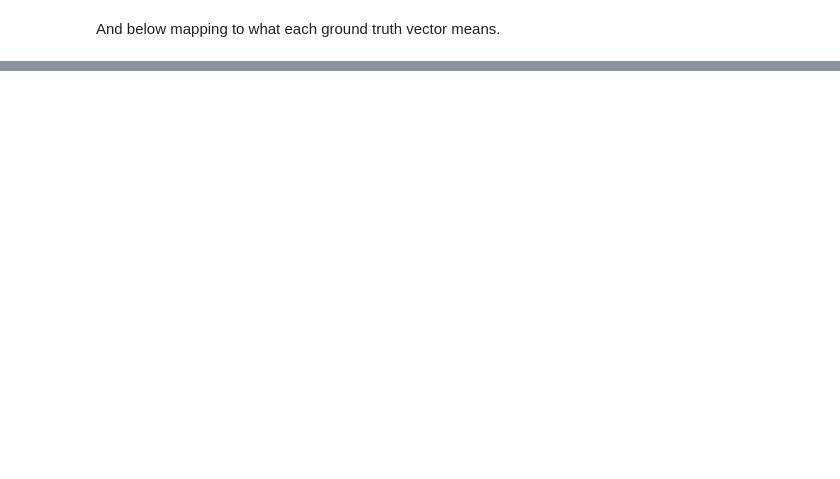
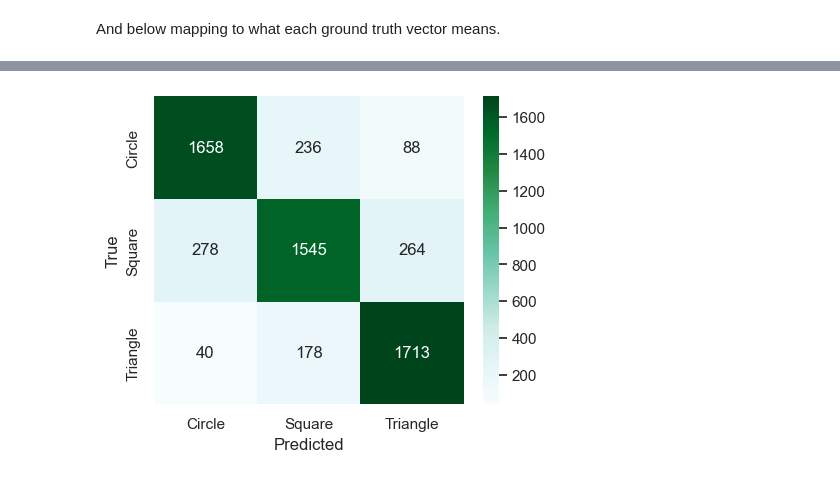
Before and after one commit to rasmussiljander/self-learning, a Jupyter notebook: 2D_shape_recognition/cnn.ipynb, the cells around one changed output, grey strips where cells are left out. Saved outputs shown, nothing was run; the diff lists cells and outputs as text; code cells hidden in the pictures; blank space fills up the shorter version.

```diff
--- a/2D_shape_recognition/cnn.ipynb
+++ b/2D_shape_recognition/cnn.ipynb
@@ -447,0 +338,13 @@ array(['Square', 'Triangle', 'Triangle', 'Square', 'Triangle', 'Circle',
+# %%
+# Get the predicted labels for the test data
+y_pred = model1.model.predict(X_test)
+
+# calculate the confusion matrix
+cm = confusion_matrix(np.argmax(y_test, axis=1), np.argmax(y_pred, axis=1))
+
+plt.figure(figsize=(5, 4))
+sns.heatmap(cm, annot=True, fmt='d', cmap='BuGn', xticklabels=shapes, yticklabels=shapes)
+plt.xlabel('Predicted')
+plt.ylabel('True')
+plt.show()
+# %% [output]
@@ -447,0 +352 @@ array(['Square', 'Triangle', 'Triangle', 'Square', 'Triangle', 'Circle',
+[figure, added]
```
Also changed, not shown: parts of 28 cells of this notebook.
